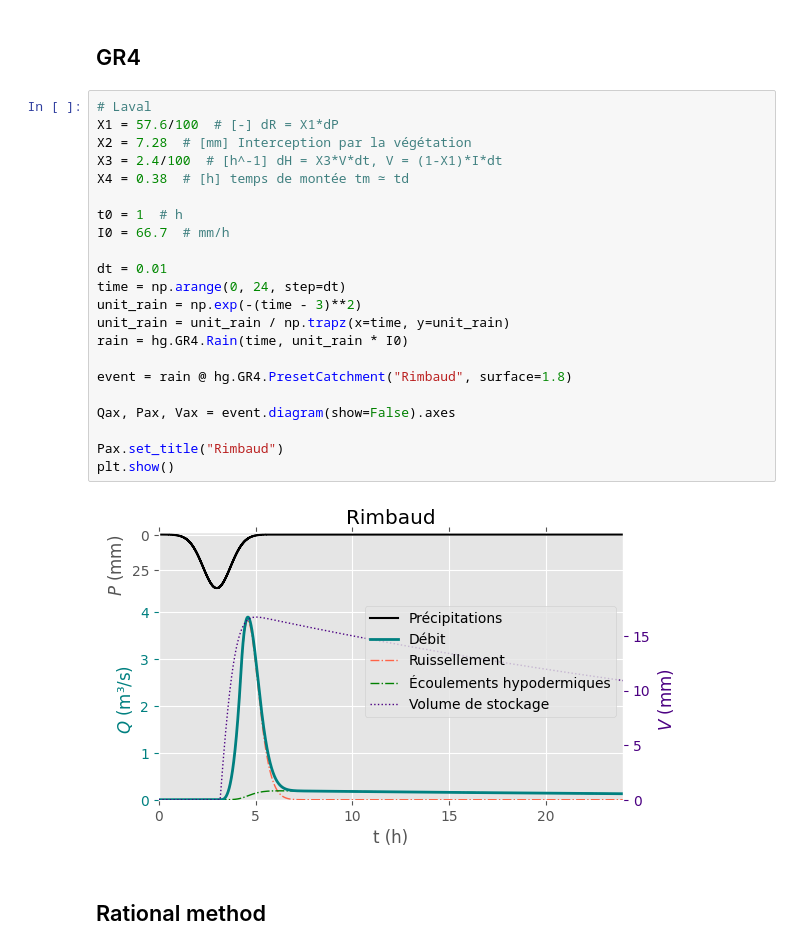
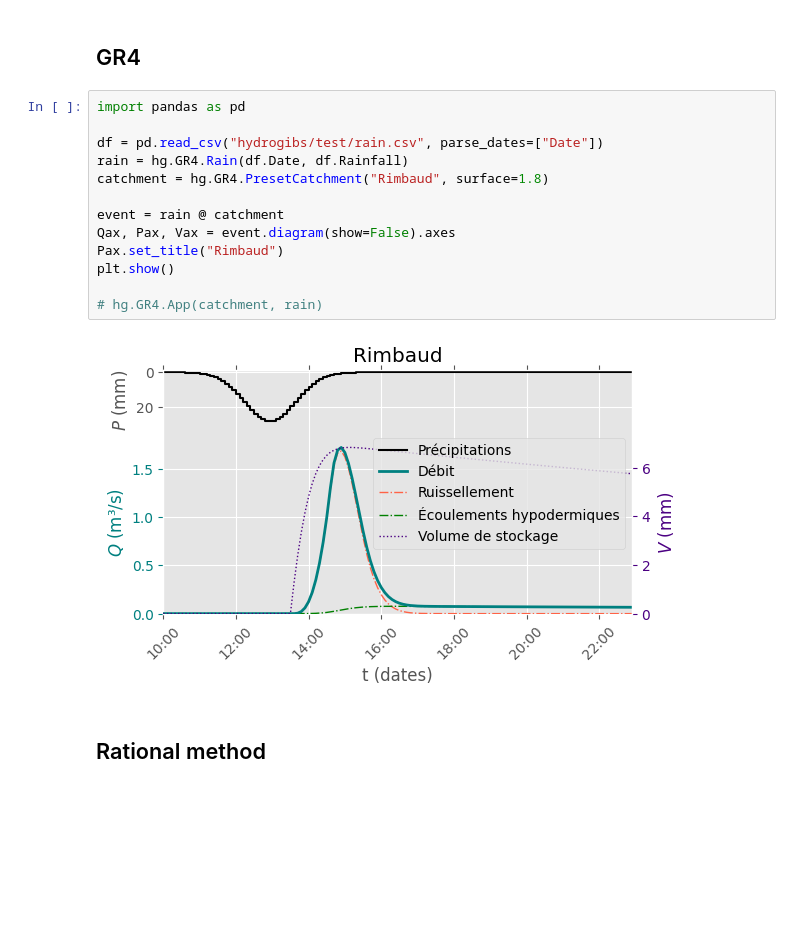
Before and after one commit to giboul/Hydrogibs, a Jupyter notebook: examples.ipynb, the cells around one changed output. Cells and saved outputs as stored; diff of their text form; blank space fills up the shorter version.

```diff
--- a/examples.ipynb
+++ b/examples.ipynb
@@ -33,30 +33,21 @@ Q10  = 1.30 m3/s
 [figure]
 # %% [markdown]
 ## GR4
-# %%
-# Laval
-X1 = 57.6/100  # [-] dR = X1*dP
-X2 = 7.28  # [mm] Interception par la végétation
-X3 = 2.4/100  # [h^-1] dH = X3*V*dt, V = (1-X1)*I*dt
-X4 = 0.38  # [h] temps de montée tm ≃ td
-
-t0 = 1  # h
-I0 = 66.7  # mm/h
-
-dt = 0.01
-time = np.arange(0, 24, step=dt)
-unit_rain = np.exp(-(time - 3)**2)
-unit_rain = unit_rain / np.trapz(x=time, y=unit_rain)
-rain = hg.GR4.Rain(time, unit_rain * I0)
-
-event = rain @ hg.GR4.PresetCatchment("Rimbaud", surface=1.8)
-
-Qax, Pax, Vax = event.diagram(show=False).axes
-
-Pax.set_title("Rimbaud")
-plt.show()
-# %% [output]
-[figure, removed]
+# %%
+import pandas as pd
+
+df = pd.read_csv("hydrogibs/test/rain.csv", parse_dates=["Date"])
+rain = hg.GR4.Rain(df.Date, df.Rainfall)
+catchment = hg.GR4.PresetCatchment("Rimbaud", surface=1.8)
+
+event = rain @ catchment
+Qax, Pax, Vax = event.diagram(show=False).axes
+Pax.set_title("Rimbaud")
+plt.show()
+
+# hg.GR4.App(catchment, rain)
+# %% [output]
+[figure, added]
 # %% [markdown]
 ## Rational method
 # %%
```
Also changed, not shown: 3 other files.
